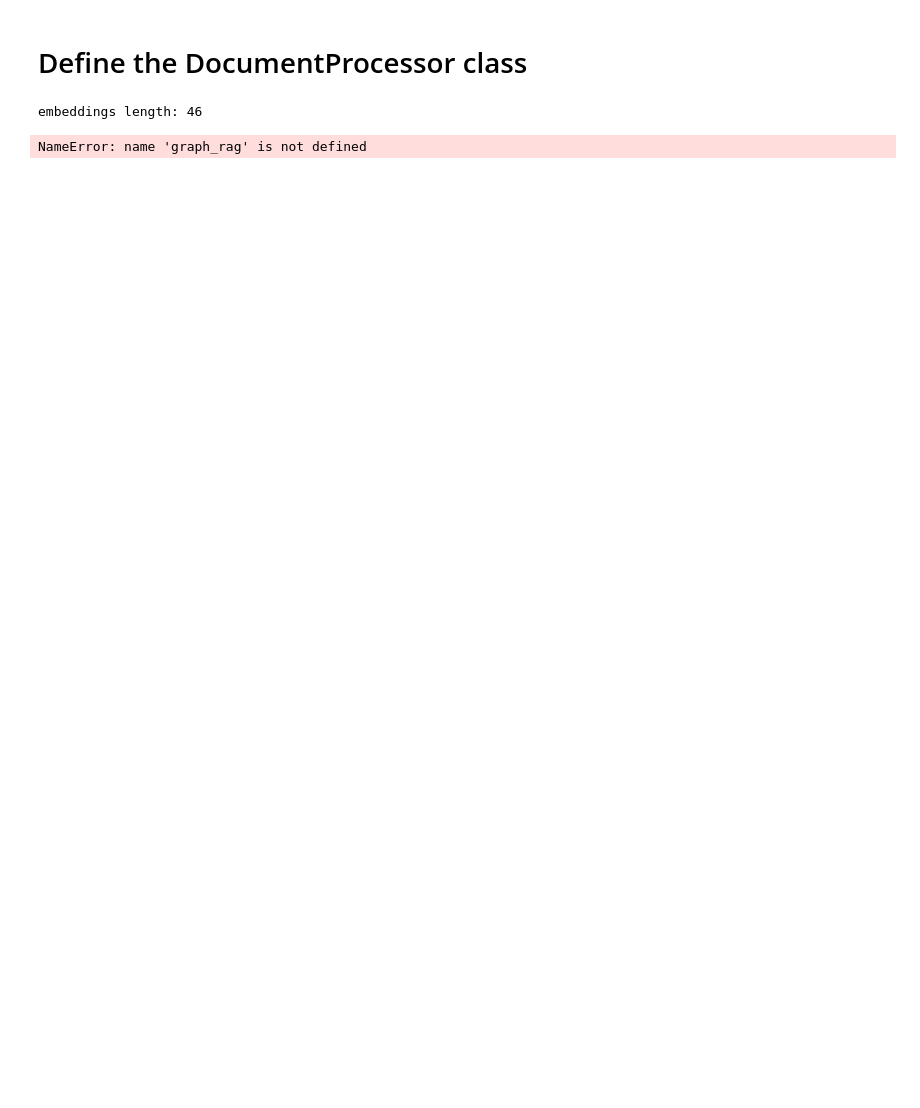
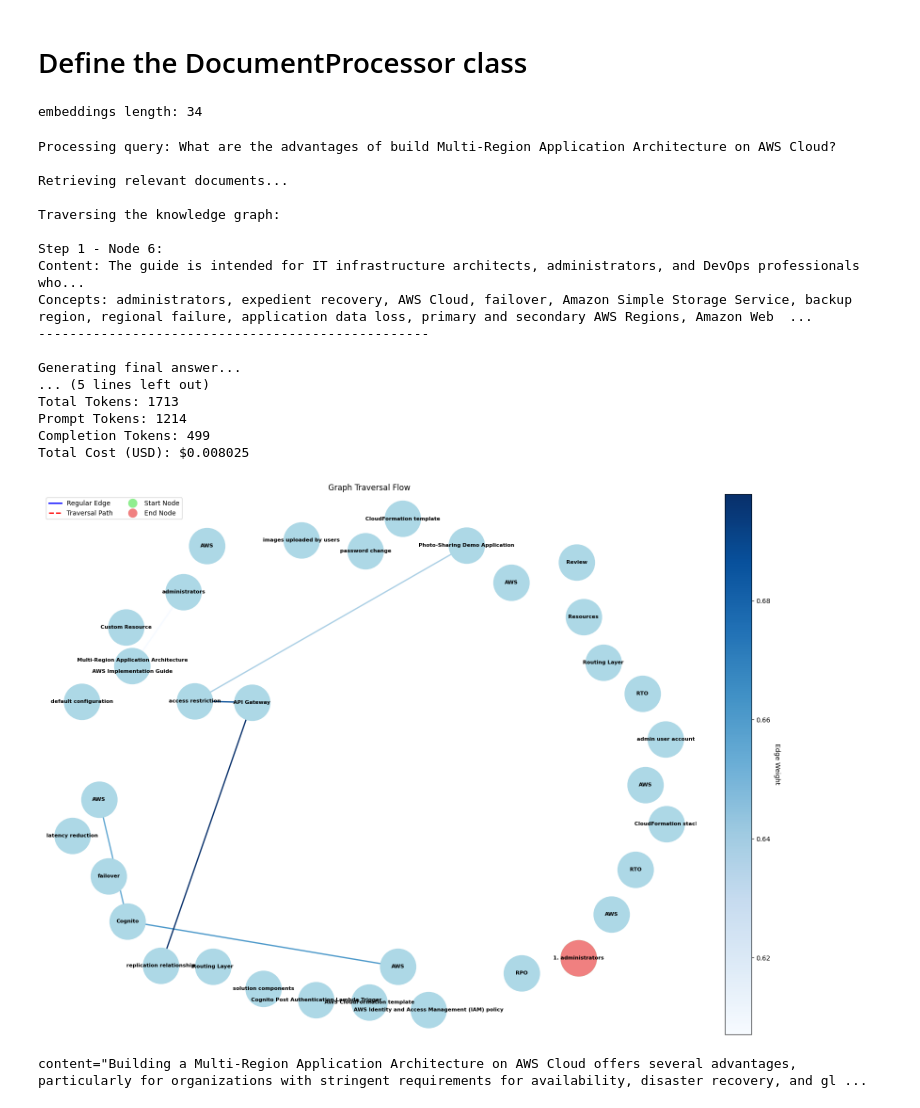
Before and after one commit to KennyDizi/RAG-PlayGround, a Jupyter notebook: GraphRAG/graph_rag.ipynb, the cells around one changed output. Drawn from its saved outputs; the diff is of its cells as text; code cells hidden in the pictures; blank space fills up the shorter version.

Commit message:
Add example document

```diff
--- a/GraphRAG/graph_rag.ipynb
+++ b/GraphRAG/graph_rag.ipynb
@@ -93,7 +91,7 @@ OpenAIError: The api_key client option must be set either by passing api_key to
 # Load the documents from the directory
 # %%
 # Load the documents with the type of files: .txt, .md, .pdf, .csv, .json
-loader = DirectoryLoader("data2", show_progress=True, use_multithreading=True) # Change the directory path to the directory containing your documents
+loader = DirectoryLoader("data", show_progress=True, use_multithreading=True) # Change the directory path to the directory containing your documents
 documents = loader.load()
 
 print(f"documents length: {len(documents)}")
@@ -908,10 +923,28 @@ Process the document and create the graph
 """
 await graph_rag.process_documents(documents)
 # %% [output]
-embeddings length: 46
+embeddings length: 34
-# %%
-query1 = "Drop your query here"
-response1 = await graph_rag.query(query1)
-print(response1)
-# %% [output]
-NameError: name 'graph_rag' is not defined
+# %%
+query = "What are the advantages of build Multi-Region Application Architecture on AWS Cloud?"
+response1 = await graph_rag.query(query)
+print(response1)
+# %% [output]
+Processing query: What are the advantages of build Multi-Region Application Architecture on AWS Cloud?
+
+Retrieving relevant documents...
+
+Traversing the knowledge graph:
+
+Step 1 - Node 6:
+Content: The guide is intended for IT infrastructure architects, administrators, and DevOps professionals who...
+Concepts: administrators, expedient recovery, AWS Cloud, failover, Amazon Simple Storage Service, backup region, regional failure, application data loss, primary and secondary AWS Regions, Amazon Web  ...
+--------------------------------------------------
+
+Generating final answer...
+... (5 lines left out)
+Total Tokens: 1713
+Prompt Tokens: 1214
+Completion Tokens: 499
+Total Cost (USD): $0.008025
+[figure, added]
+content="Building a Multi-Region Application Architecture on AWS Cloud offers several advantages, particularly for organizations with stringent requirements for availability, disaster recovery, and gl ...
```
Also changed, not shown: parts of 3 cells of this notebook, 4 other files.
